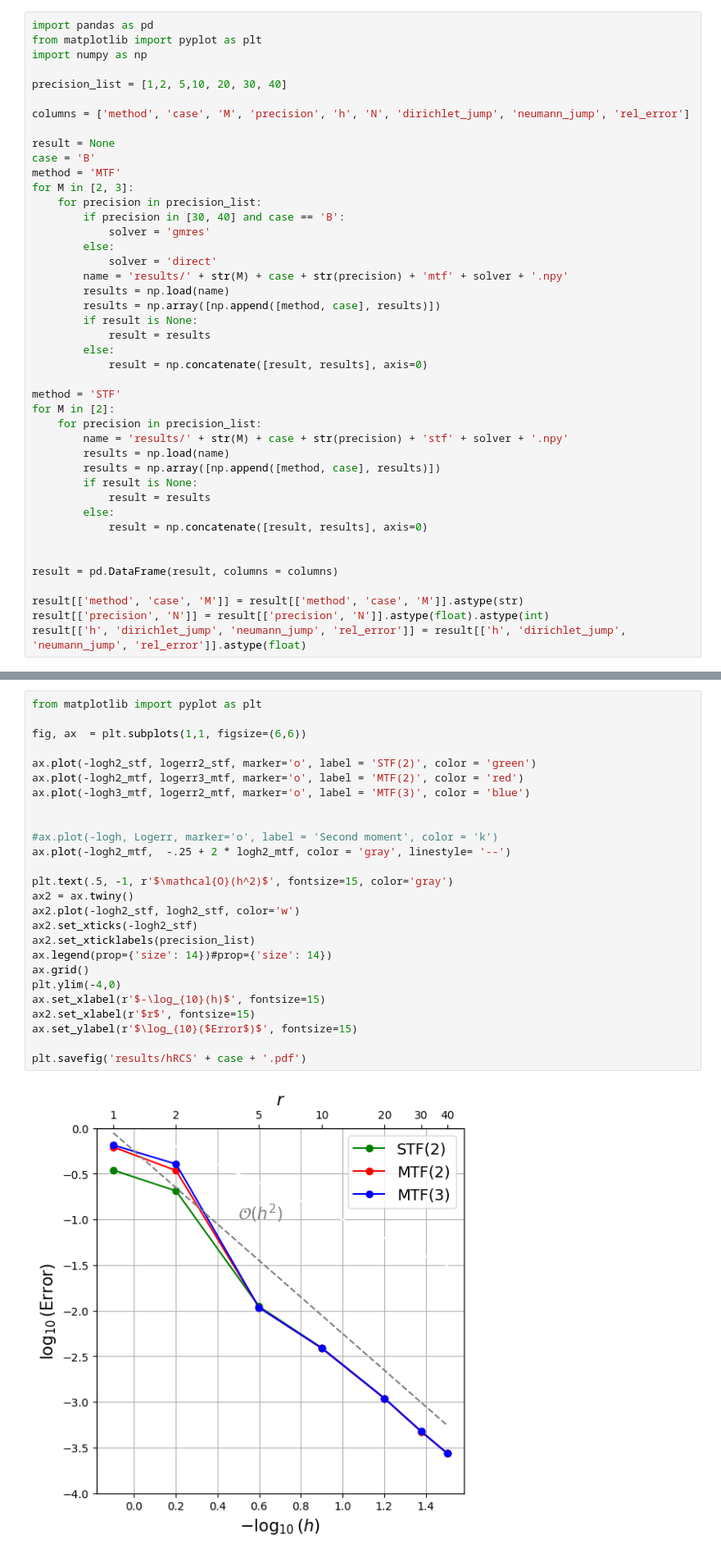
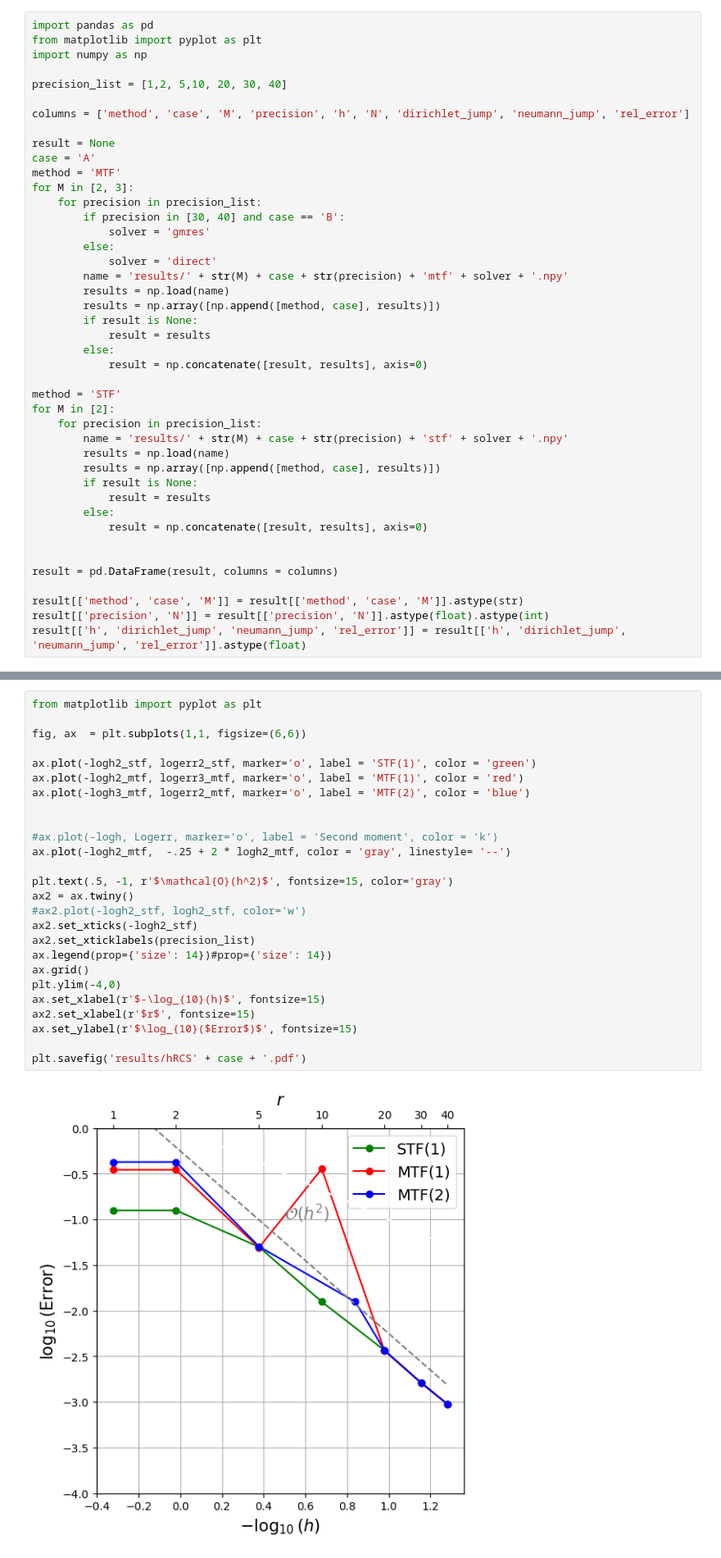
Before and after one commit to betckegroup/multitrace_implementation_paper, a Jupyter notebook: experiments/section1/plot-results.ipynb, the cells around one changed output, grey strips where cells are left out. Shown at 82% size. Saved outputs shown, nothing was run; the diff lists cells and outputs as text.

```diff
--- a/experiments/section1/plot-results.ipynb
+++ b/experiments/section1/plot-results.ipynb
@@ -8,7 +8,7 @@ precision_list = [1,2, 5,10, 20, 30, 40]
 columns = ['method', 'case', 'M', 'precision', 'h', 'N', 'dirichlet_jump', 'neumann_jump', 'rel_error']
 
 result = None
-case = 'B'
+case = 'A'
 method = 'MTF'
 for M in [2, 3]:
     for precision in precision_list:
@@ -63,31 +63,31 @@ logerrN3 = np.log10(result3_mtf['neumann_jump'].values)
 # %%
 from matplotlib import pyplot as plt
 
 fig, ax  = plt.subplots(1,1, figsize=(6,6))
 
-ax.plot(-logh2_stf, logerr2_stf, marker='o', label = 'STF(2)', color = 'green')
-ax.plot(-logh2_mtf, logerr3_mtf, marker='o', label = 'MTF(2)', color = 'red')
-ax.plot(-logh3_mtf, logerr2_mtf, marker='o', label = 'MTF(3)', color = 'blue')
+ax.plot(-logh2_stf, logerr2_stf, marker='o', label = 'STF(1)', color = 'green')
+ax.plot(-logh2_mtf, logerr3_mtf, marker='o', label = 'MTF(1)', color = 'red')
+ax.plot(-logh3_mtf, logerr2_mtf, marker='o', label = 'MTF(2)', color = 'blue')
 
 
 #ax.plot(-logh, Logerr, marker='o', label = 'Second moment', color = 'k')
 ax.plot(-logh2_mtf,  -.25 + 2 * logh2_mtf, color = 'gray', linestyle= '--')
 
 plt.text(.5, -1, r'$\mathcal{O}(h^2)$', fontsize=15, color='gray')
 ax2 = ax.twiny()
-ax2.plot(-logh2_stf, logh2_stf, color='w')
+#ax2.plot(-logh2_stf, logh2_stf, color='w')
 ax2.set_xticks(-logh2_stf)
 ax2.set_xticklabels(precision_list)
 ax.legend(prop={'size': 14})#prop={'size': 14})
 ax.grid()
 plt.ylim(-4,0)
 ax.set_xlabel(r'$-\log_{10}(h)$', fontsize=15)
 ax2.set_xlabel(r'$r$', fontsize=15)
 ax.set_ylabel(r'$\log_{10}($Error$)$', fontsize=15)
 
 plt.savefig('results/hRCS' + case + '.pdf')
 # %% [output]
-[figure, old version]
+[figure, new version]
 # %%
 from matplotlib import pyplot as plt
 
```
Also changed, not shown: parts of 1 cell of this notebook, 9 other files.
